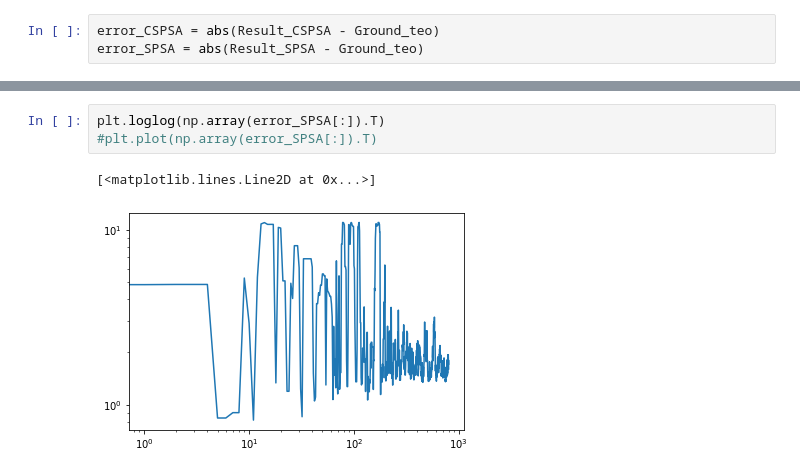
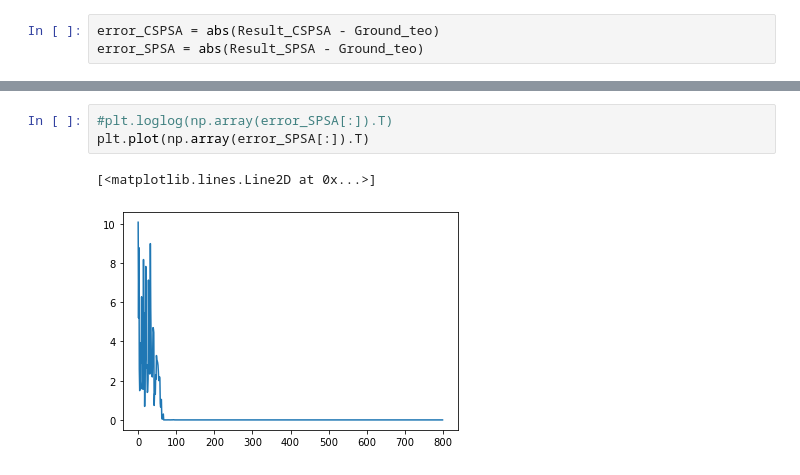
Before and after one commit to admunozmoller/CSPSA-SPSA-Prueba1, a Jupyter notebook: Hamiltoniano_Prueba_CSPSA-SPSA.ipynb, the cells around one changed output, grey strips where cells are left out. Cells and saved outputs as stored; diff of their text form.

```diff
--- a/Hamiltoniano_Prueba_CSPSA-SPSA.ipynb
+++ b/Hamiltoniano_Prueba_CSPSA-SPSA.ipynb
@@ -208,9 +208,9 @@ plt.plot(np.array(error_CSPSA[:]).T)
 # %%
-plt.loglog(np.array(error_SPSA[:]).T)
-#plt.plot(np.array(error_SPSA[:]).T)
+#plt.loglog(np.array(error_SPSA[:]).T)
+plt.plot(np.array(error_SPSA[:]).T)
 # %% [output]
 [<matplotlib.lines.Line2D at 0x...>]
-[figure, old version]
+[figure, new version]
 # %%
 np.savetxt('prueba.txt', Result_SPSA, delimiter=',')
 print(Result_SPSA)
```
Also changed, not shown: parts of 5 cells of this notebook.
